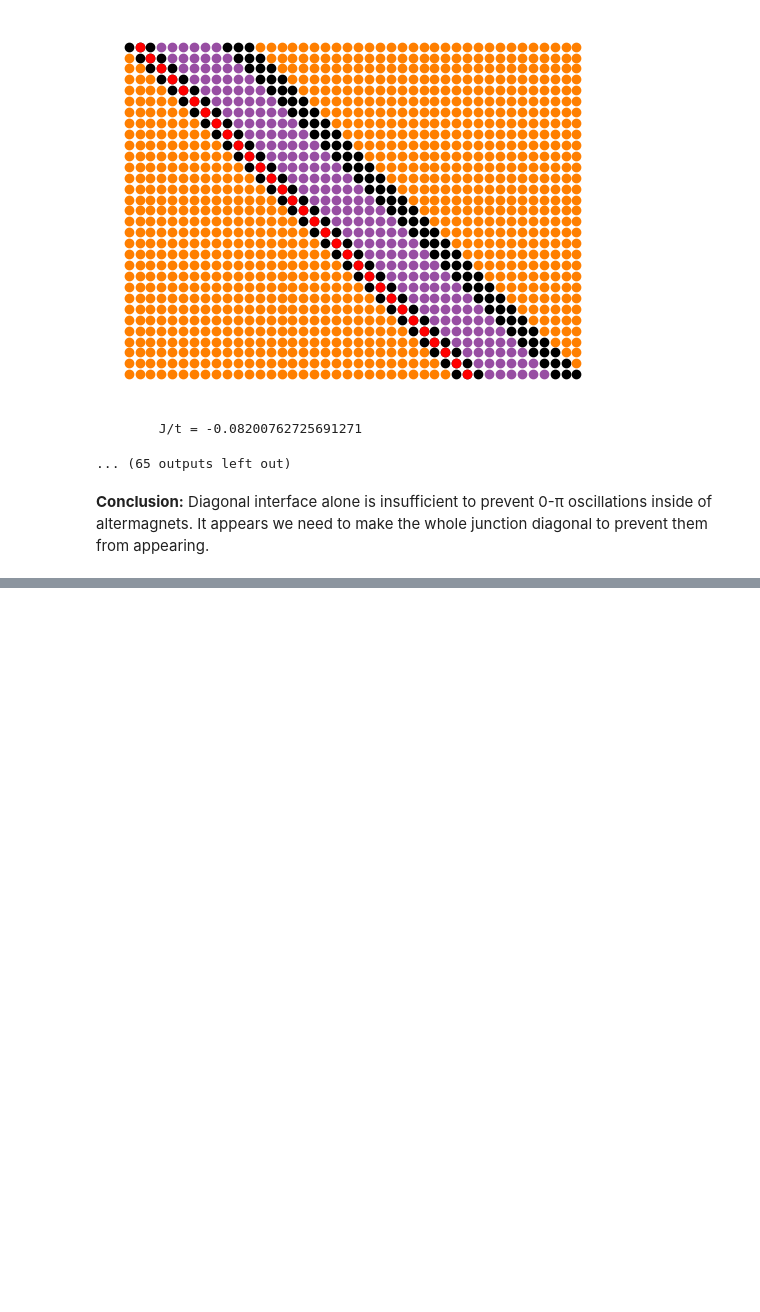
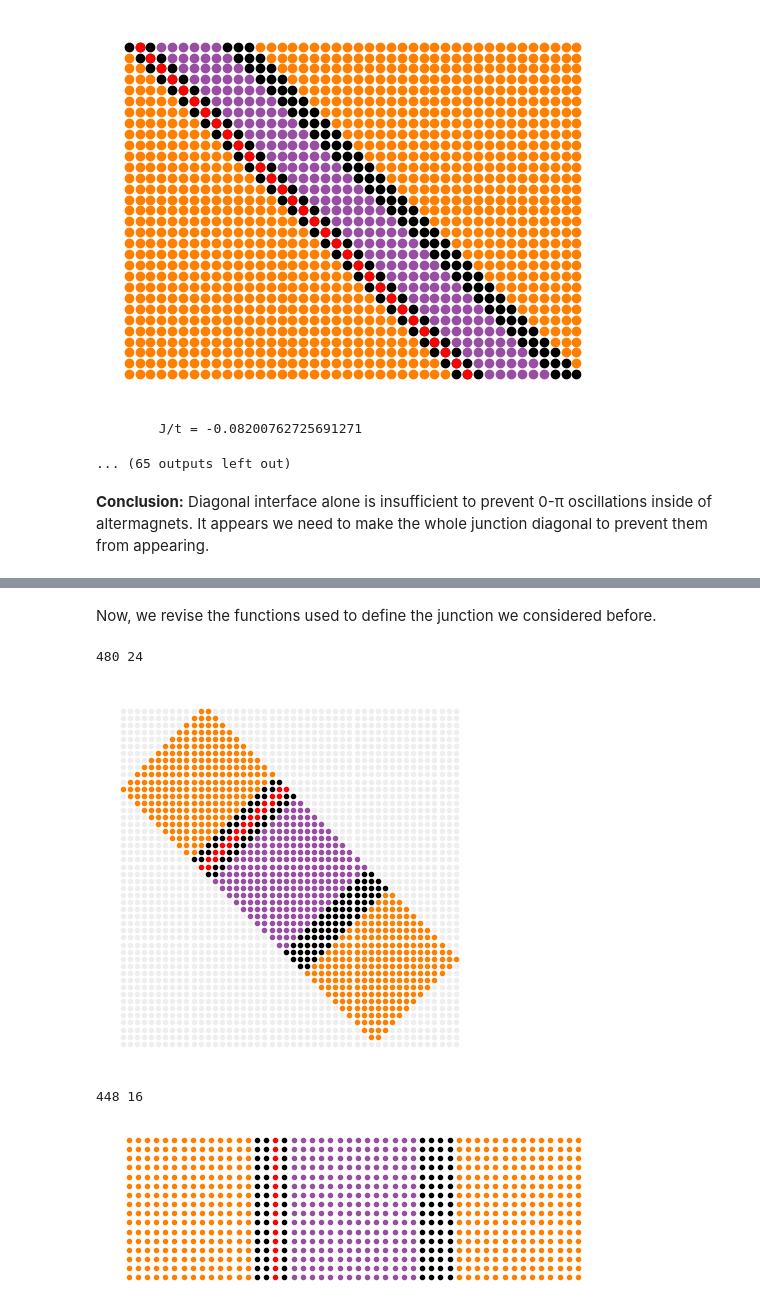
Before and after one commit to jabirali/bodge, a Jupyter notebook: altermagnets.ipynb, the cells around one changed output, grey strips where cells are left out. Drawn from its saved outputs; the diff is of its cells as text; code cells hidden in the pictures; blank space fills up the shorter version.

Commit message:
add: diag lattice

```diff
--- a/altermagnets.ipynb
+++ b/altermagnets.ipynb
@@ -328,0 +344,23 @@ Let's now revise the lattice construction to make perfectly diagonal junctions,
+# %%
+def inside(i):
+    return x(i) >= 0 and x(i) < L_X and y(i) >= 0 and y(i) < L_Y
+# %% [markdown]
+Now, we revise the functions used to define the junction we considered before.
+# %%
+def SC1(i):
+    return inside(i) and x(i) < L_SC
+
+def SC2(i):
+    return inside(i) and x(i) >= L_X - L_SC
+
+def NM1(i):
+    return inside(i) and x(i) < L_SC + L_NM and not SC1(i)
+
+def NM2(i):
+    return inside(i) and x(i) >= L_X - L_SC - L_NM and not SC2(i)
+
+def IL(i):
+    return inside(i) and not SC1(i) and not SC2(i) and not NM1(i) and not NM2(i)
+# %%
+def probe(i):
+    return inside(i) and x(i) == L_SC + L_NM//2
@@ -328,0 +400,28 @@ Let's now revise the lattice construction to make perfectly diagonal junctions,
+# %%
+L_SC = 10
+L_NM = 3
+L_IL = 10
+
+L_X = 2 * L_SC + 2 * L_NM + L_IL
+L_Y = 12
+L_Z = 1
+
+DIAG = True
+
+lattice = create()
+
+DIAG = False
+
+L_SC = int(np.sqrt(2) * L_SC)
+L_NM = int(np.sqrt(2) * L_NM)
+L_IL = int(np.sqrt(2) * L_IL)
+L_Y = int(np.sqrt(2) * L_Y)
+
+L_X = 2 * L_SC + 2 * L_NM + L_IL
+
+lattice = create()
+# %% [output]
+480 24
+[figure, added]
+448 16
+[figure, added]
```
Also changed, not shown: parts of 4 cells of this notebook.
